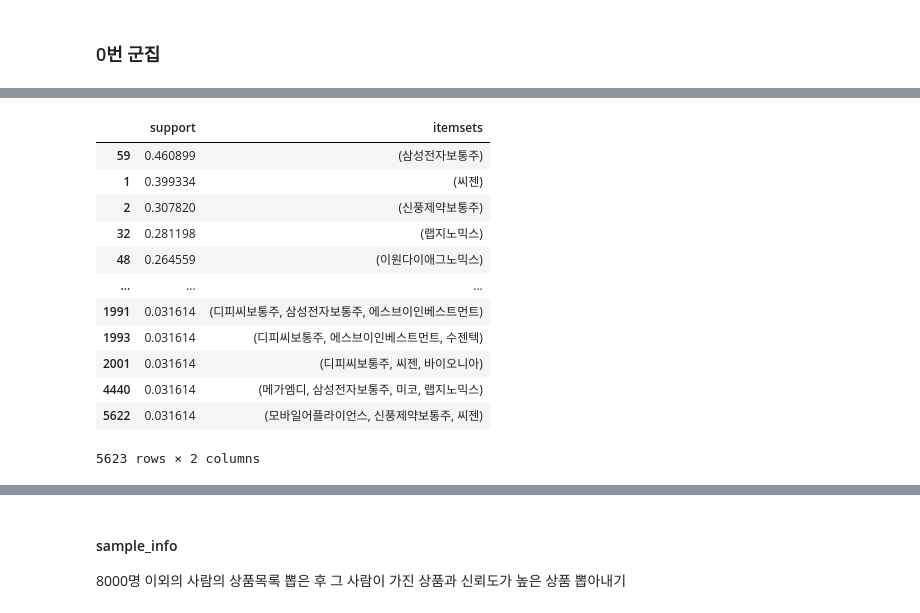
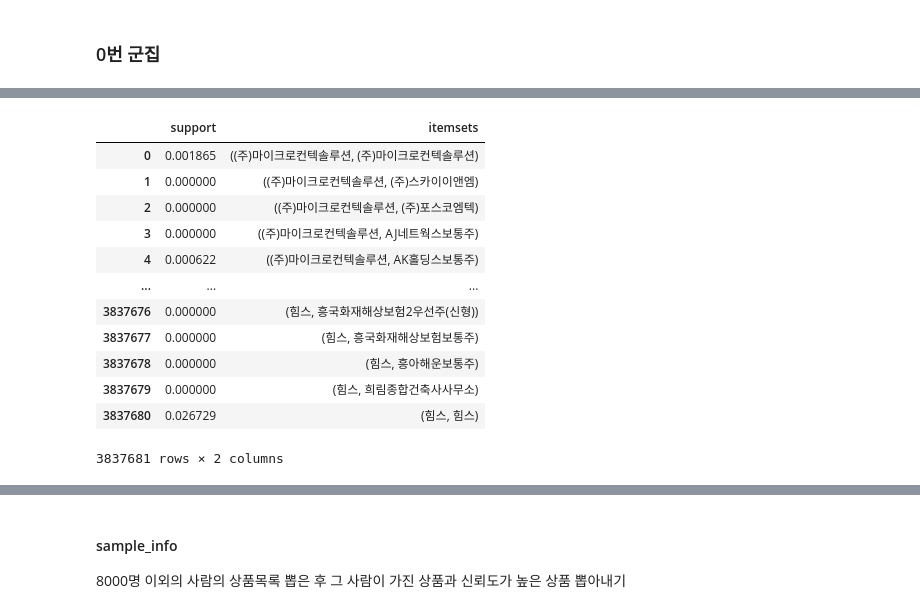
Before and after one commit to christine127/Portfolio_Recommendation_Project, a Jupyter notebook: 알고리즘.ipynb, the cells around one changed output, grey strips where cells are left out. Drawn from its saved outputs; the diff is of its cells as text; code cells hidden in the pictures.

```diff
--- a/알고리즘.ipynb
+++ b/알고리즘.ipynb
@@ -282,18 +255,3 @@ df0
-# %%
-from mlxtend.frequent_patterns import fpgrowth
-fp_0 = fpgrowth(df0, min_support=0.03,use_colnames=True)
-fp_0.sort_values('support',ascending =False)
-# %% [output]
-|  | support | itemsets |
-| 59 | 0.460899 | (삼성전자보통주) |
-| 1 | 0.399334 | (씨젠) |
-| 2 | 0.307820 | (신풍제약보통주) |
-| 32 | 0.281198 | (랩지노믹스) |
-| 48 | 0.264559 | (이원다이애그노믹스) |
-| ... | ... | ... |
-| 1991 | 0.031614 | (디피씨보통주, 삼성전자보통주, 에스브이인베스트먼트) |
-| 1993 | 0.031614 | (디피씨보통주, 에스브이인베스트먼트, 수젠텍) |
-| 2001 | 0.031614 | (디피씨보통주, 씨젠, 바이오니아) |
-| 4440 | 0.031614 | (메가엠디, 삼성전자보통주, 미코, 랩지노믹스) |
-| 5622 | 0.031614 | (모바일어플라이언스, 신풍제약보통주, 씨젠) |
-5623 rows × 2 columns
+# %%
+cluster_0 = customer_info.loc[customer_info['cluster']==0].index
+df0 = df_whole.loc[df_whole.index.isin(cluster_0)].reset_index(drop= True)
@@ -299,0 +264,19 @@ fp_0.sort_values('support',ascending =False)
+# %%
+itemsets = product_mtx.unstack().index.to_list()
+support = product_mtx.unstack().values
+support_lst = pd.DataFrame({'support':support,'itemsets':itemsets})
+support_lst
+# %% [output]
+|  | support | itemsets |
+| 0 | 0.001865 | ((주)마이크로컨텍솔루션, (주)마이크로컨텍솔루션) |
+| 1 | 0.000000 | ((주)마이크로컨텍솔루션, (주)스카이이앤엠) |
+| 2 | 0.000000 | ((주)마이크로컨텍솔루션, (주)포스코엠텍) |
+| 3 | 0.000000 | ((주)마이크로컨텍솔루션, AJ네트웍스보통주) |
+| 4 | 0.000622 | ((주)마이크로컨텍솔루션, AK홀딩스보통주) |
+| ... | ... | ... |
+| 3837676 | 0.000000 | (힘스, 흥국화재해상보험2우선주(신형)) |
+| 3837677 | 0.000000 | (힘스, 흥국화재해상보험보통주) |
+| 3837678 | 0.000000 | (힘스, 흥아해운보통주) |
+| 3837679 | 0.000000 | (힘스, 희림종합건축사사무소) |
+| 3837680 | 0.026729 | (힘스, 힘스) |
+3837681 rows × 2 columns
```
Also changed, not shown: parts of 14 cells of this notebook.
